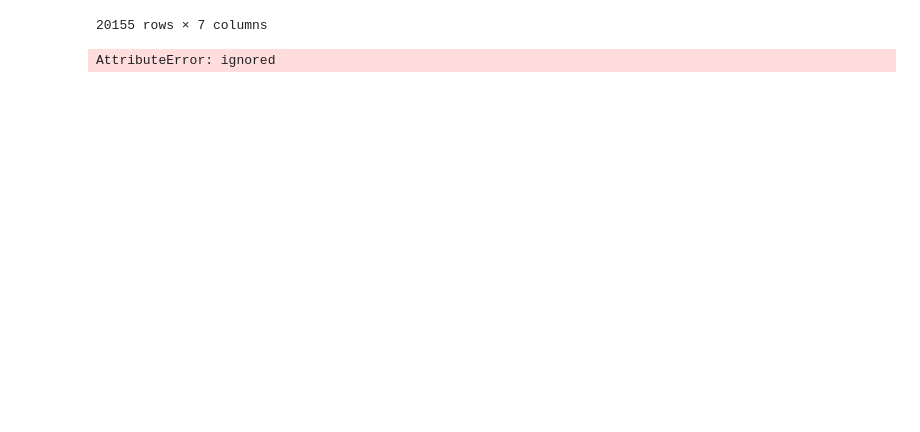
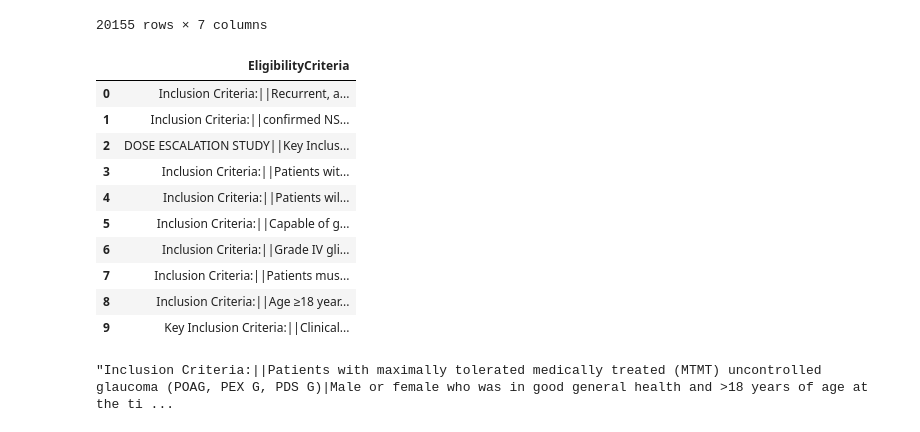
Before and after one commit to victormurcia/CTS_Test, a Jupyter notebook: CTS_Unifying_Routines.ipynb, the cells around one changed output. Drawn from its saved outputs; the diff is of its cells as text; code cells hidden in the pictures; blank space fills up the shorter version.

```diff
--- a/CTS_Unifying_Routines.ipynb
+++ b/CTS_Unifying_Routines.ipynb
@@ -292,8 +292,24 @@ def query_trials_wrapper(list_of_conditions):
 
   return all_trials_df
 ########################################################################################################
-def get_eligiblity_criteria():
-  return -1
+def split_criteria(eligibility_criteria):
+    # Split the input string
+    substrings = eligibility_criteria.split('||')
+    # Initialize the inclusion and exclusion criteria sections
+    inclusion_criteria = ''
+    exclusion_criteria = ''
+
+    # Loop through the substrings to build the inclusion and exclusion criteria sections
+    for i in range(len(substrings)):
+        if 'Key Inclusion Criteria:' in substrings[i] or 'Inclusion Criteria:' in substrings[i]:
+            if i+1 < len(substrings):
+                inclusion_criteria += substrings[i+1]
+        elif 'Key Exclusion Criteria:' in substrings[i] or 'Exclusion Criteria:' in substrings[i]:
+            if i+1 < len(substrings):
+                exclusion_criteria += substrings[i+1]
+
+    # Return the inclusion and exclusion criteria sections as a tuple
+    return pd.Series([inclusion_criteria, exclusion_criteria])
 
 ########################################################################################################
 def cts_parser(patients_df,model):
@@ -320,11 +336,17 @@ def cts_parser(patients_df,model):
   #PART 4. Query for clinical trials based on patient conditions
   query_trials_wrapper(list_of_conditions)
 
-  #Get dataframe of clinical trials found based on parsed patient health record
+  #PART 5. Get dataframe of clinical trials found based on parsed patient health record
   all_trials_df = pd.concat(list_of_cts, ignore_index=True)
 
-  #Get dataframe containing only clinical trials that are actively recruiting
+  #PART 6. Get dataframe containing only clinical trials that are actively recruiting
   recruiting_trials_df = all_trials_df[all_trials_df['OverallStatus']=='Recruiting'].reset_index()
+
+  #PART 7. Create inclusion and inclusion criteria columns on dataframe for subsequent parsing
+  recruiting_trials_df[['inclusion_criteria', 'exclusion_criteria']] = recruiting_trials_df['EligibilityCriteria'].astype(str).apply(split_criteria)
+
+  #PART 2. Run the NER model on the patient EHR
+  recruiting_trials_df = run_ner(final_patient_df,'Patient_Profile',model)
 
   #End timer
   print("Parsing patient records took: %.2f seconds" % (time.time() - start_time))
@@ -470,19 +492,24 @@ recruiting_trials_df
 | 20153 | 144321 | 997 | NCT05405738 | Cleft Palate Technique and Maxill... | Cleft Palate|Growth | Recruiting | Inclusion Criteria:||5-6 years ol... |
 | 20154 | 144324 | 1000 | NCT05561348 | The Effect and Mechanism of Trans... | Parkinson Disease | Recruiting | Inclusion Criteria:||Idiopathic P... |
 20155 rows × 7 columns
-# %%
-#Split eligibility criteria into exclusion and inclusion criteria sections
-def split_eligibility_criteria(df):
-  sections = recruiting_trials_df['EligibilityCriteria'].split("||Exclusion Criteria:||")
-  inclusion_criteria = [criteria for criteria in sections[0].replace("Inclusion Criteria:||", "").split("|") if len(criteria) > 0]
-  exclusion_criteria = [criteria for criteria in sections[1].split("|") if len(criteria) > 0]
-
-print("Inclusion Criteria:")
-for criteria in inclusion_criteria:
-    print("-", criteria)
-
-print("\nExclusion Criteria:")
-for criteria in exclusion_criteria:
-    print("-", criteria)
-# %% [output]
-AttributeError: ignored
+# %%
+#DataFrame containing eligility criteria for all queried trials
+qt_ec = recruiting_trials_df[['EligibilityCriteria']][:10]
+qt_ec
+# %% [output]
+|  | EligibilityCriteria |
+| 0 | Inclusion Criteria:||Recurrent, a... |
+| 1 | Inclusion Criteria:||confirmed NS... |
+| 2 | DOSE ESCALATION STUDY||Key Inclus... |
+| 3 | Inclusion Criteria:||Patients wit... |
+| 4 | Inclusion Criteria:||Patients wil... |
+| 5 | Inclusion Criteria:||Capable of g... |
+| 6 | Inclusion Criteria:||Grade IV gli... |
+| 7 | Inclusion Criteria:||Patients mus... |
+| 8 | Inclusion Criteria:||Age ≥18 year... |
+| 9 | Key Inclusion Criteria:||Clinical... |
+# %%
+input_string = qt_ec['EligibilityCriteria'][3]
+input_string
+# %% [output]
+"Inclusion Criteria:||Patients with maximally tolerated medically treated (MTMT) uncontrolled glaucoma (POAG, PEX G, PDS G)|Male or female who was in good general health and >18 years of age at the ti ...
```
Also changed, not shown: parts of 2 cells of this notebook.
